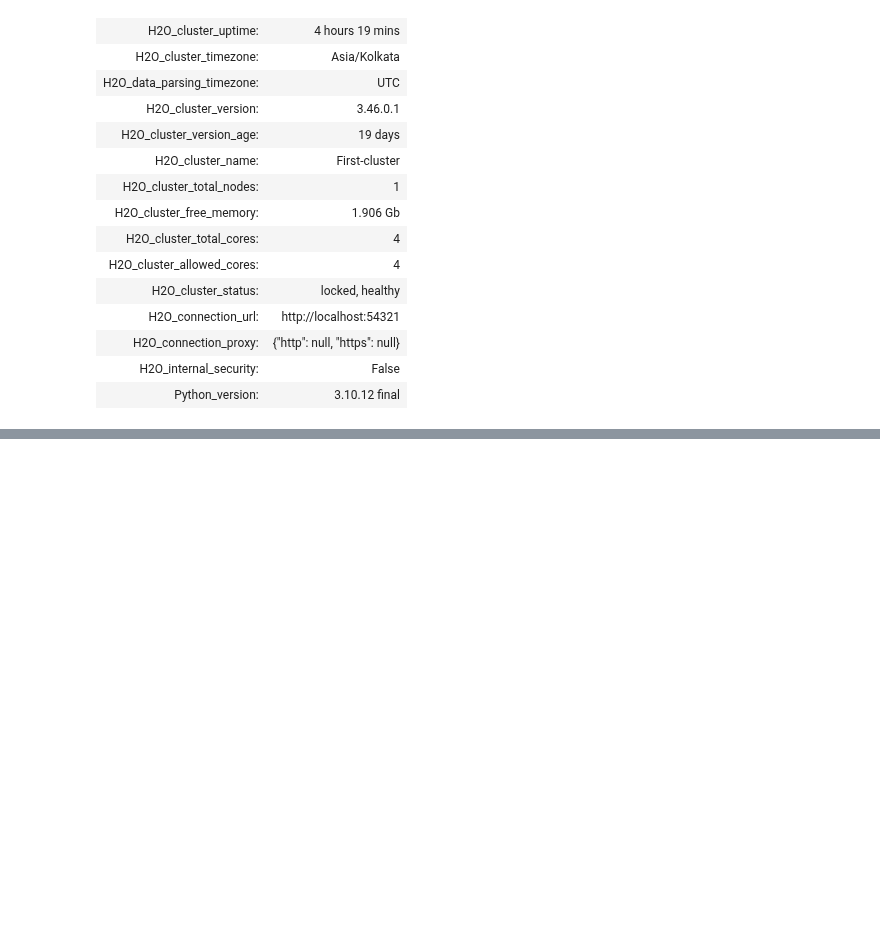
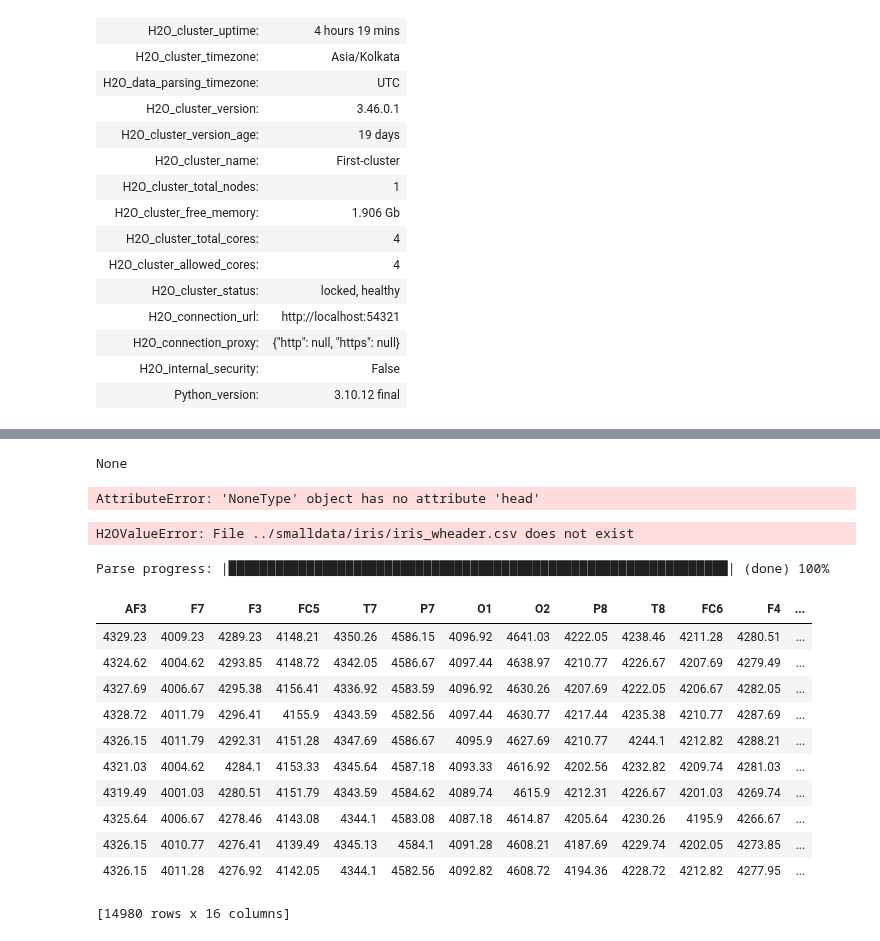
Before and after one commit to biswajit-github-2022/RKMVERI_2ND, a Jupyter notebook: class/ETBDC/h2O/multinode/new.ipynb, the cells around one changed output, grey strips where cells are left out. Drawn from its saved outputs; the diff is of its cells as text; code cells hidden in the pictures; blank space fills up the shorter version.

```diff
--- a/class/ETBDC/h2O/multinode/new.ipynb
+++ b/class/ETBDC/h2O/multinode/new.ipynb
@@ -78,0 +162,31 @@ h2o.shutdown()
+# %%
+print(iris_df)
+# %% [output]
+None
+# %%
+print(iris_df.head())
+# %% [output]
+AttributeError: 'NoneType' object has no attribute 'head'
+# %%
+iris_df = h2o.upload_file("../smalldata/iris/iris_wheader.csv")
+# %% [output]
+H2OValueError: File ../smalldata/iris/iris_wheader.csv does not exist
+# %%
+abc=h2o.upload_file("eeg_eyestate_splits.csv", destination_frame="eye")
+# %% [output]
+Parse progress: |████████████████████████████████████████████████████████████████| (done) 100%
+# %%
+abc
+# %% [output]
+| AF3 | F7 | F3 | FC5 | T7 | P7 | O1 | O2 | P8 | T8 | FC6 | F4 | ... |
+| 4329.23 | 4009.23 | 4289.23 | 4148.21 | 4350.26 | 4586.15 | 4096.92 | 4641.03 | 4222.05 | 4238.46 | 4211.28 | 4280.51 | ... |
+| 4324.62 | 4004.62 | 4293.85 | 4148.72 | 4342.05 | 4586.67 | 4097.44 | 4638.97 | 4210.77 | 4226.67 | 4207.69 | 4279.49 | ... |
+| 4327.69 | 4006.67 | 4295.38 | 4156.41 | 4336.92 | 4583.59 | 4096.92 | 4630.26 | 4207.69 | 4222.05 | 4206.67 | 4282.05 | ... |
+| 4328.72 | 4011.79 | 4296.41 | 4155.9 | 4343.59 | 4582.56 | 4097.44 | 4630.77 | 4217.44 | 4235.38 | 4210.77 | 4287.69 | ... |
+| 4326.15 | 4011.79 | 4292.31 | 4151.28 | 4347.69 | 4586.67 | 4095.9 | 4627.69 | 4210.77 | 4244.1 | 4212.82 | 4288.21 | ... |
+| 4321.03 | 4004.62 | 4284.1 | 4153.33 | 4345.64 | 4587.18 | 4093.33 | 4616.92 | 4202.56 | 4232.82 | 4209.74 | 4281.03 | ... |
+| 4319.49 | 4001.03 | 4280.51 | 4151.79 | 4343.59 | 4584.62 | 4089.74 | 4615.9 | 4212.31 | 4226.67 | 4201.03 | 4269.74 | ... |
+| 4325.64 | 4006.67 | 4278.46 | 4143.08 | 4344.1 | 4583.08 | 4087.18 | 4614.87 | 4205.64 | 4230.26 | 4195.9 | 4266.67 | ... |
+| 4326.15 | 4010.77 | 4276.41 | 4139.49 | 4345.13 | 4584.1 | 4091.28 | 4608.21 | 4187.69 | 4229.74 | 4202.05 | 4273.85 | ... |
+| 4326.15 | 4011.28 | 4276.92 | 4142.05 | 4344.1 | 4582.56 | 4092.82 | 4608.72 | 4194.36 | 4228.72 | 4212.82 | 4277.95 | ... |
+[14980 rows x 16 columns]
```
Also changed, not shown: parts of 7 cells of this notebook, 2 other files.
